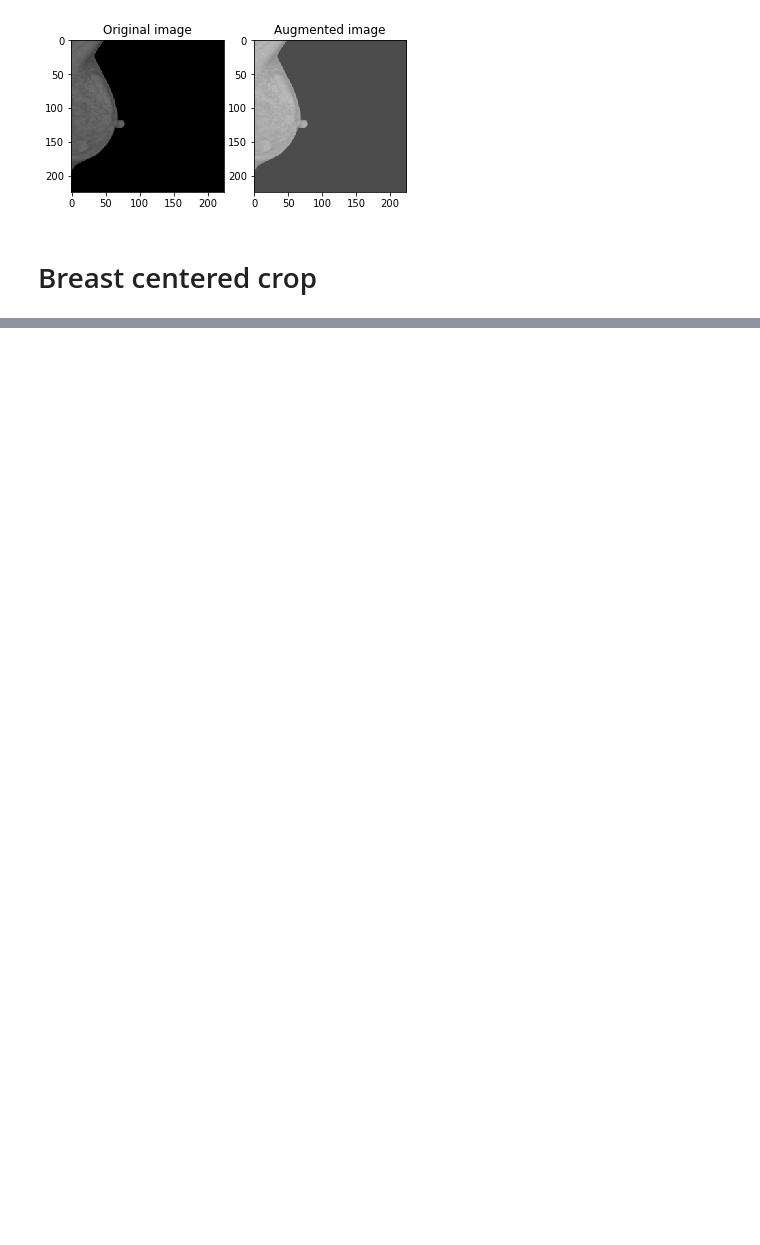
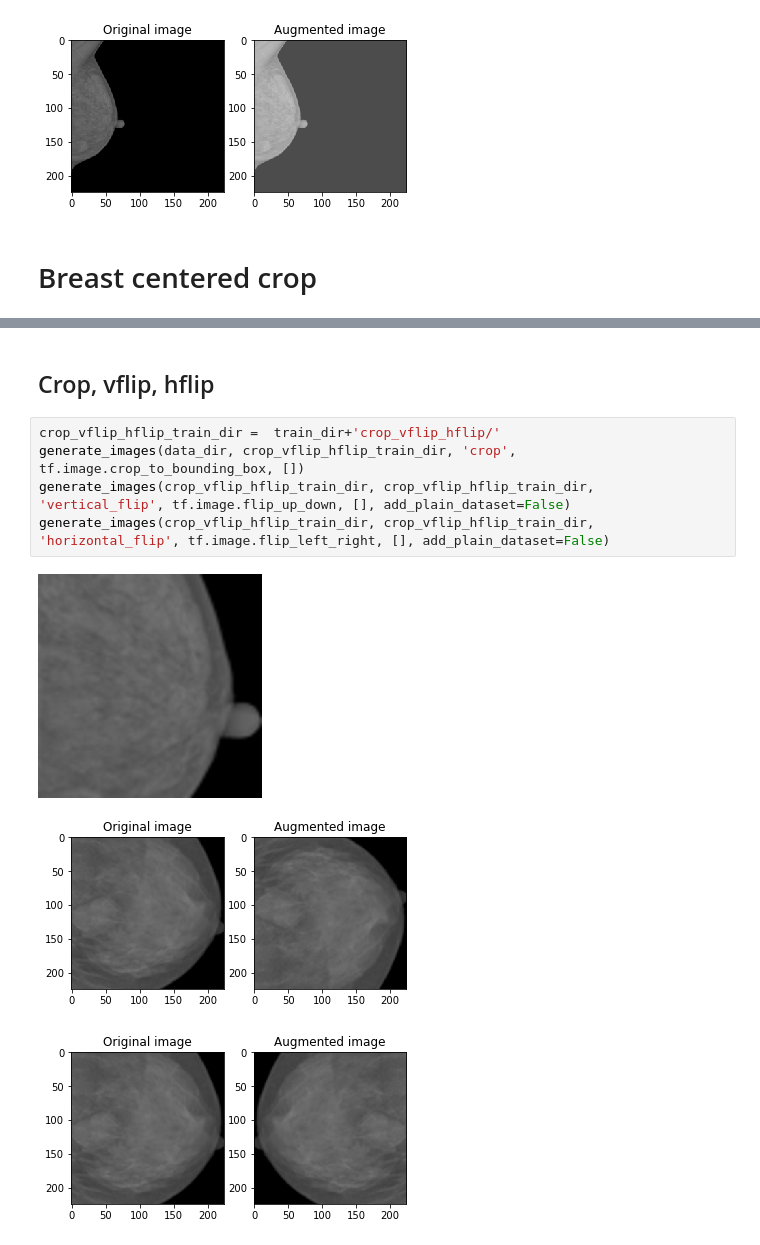
Before and after one commit to SalvatoreCognetta/BreastCancerDetection, a Jupyter notebook: create_augmented_data.ipynb, the cells around one changed output, grey strips where cells are left out. Saved outputs shown, nothing was run; the diff lists cells and outputs as text; blank space fills up the shorter version.

```diff
--- a/create_augmented_data.ipynb
+++ b/create_augmented_data.ipynb
@@ -248,0 +288,11 @@ generate_images(data_dir, train_dir, 'crop', tf.image.crop_to_bounding_box, [])
+# %% [markdown]
+## Crop, vflip, hflip
+# %%
+crop_vflip_hflip_train_dir =  train_dir+'crop_vflip_hflip/'
+generate_images(data_dir, crop_vflip_hflip_train_dir, 'crop', tf.image.crop_to_bounding_box, [])
+generate_images(crop_vflip_hflip_train_dir, crop_vflip_hflip_train_dir, 'vertical_flip', tf.image.flip_up_down, [], add_plain_dataset=False)
+generate_images(crop_vflip_hflip_train_dir, crop_vflip_hflip_train_dir, 'horizontal_flip', tf.image.flip_left_right, [], add_plain_dataset=False)
+# %% [output]
+[figure, added]
+[figure, added]
+[figure, added]
```
Also changed, not shown: parts of 16 cells of this notebook.
